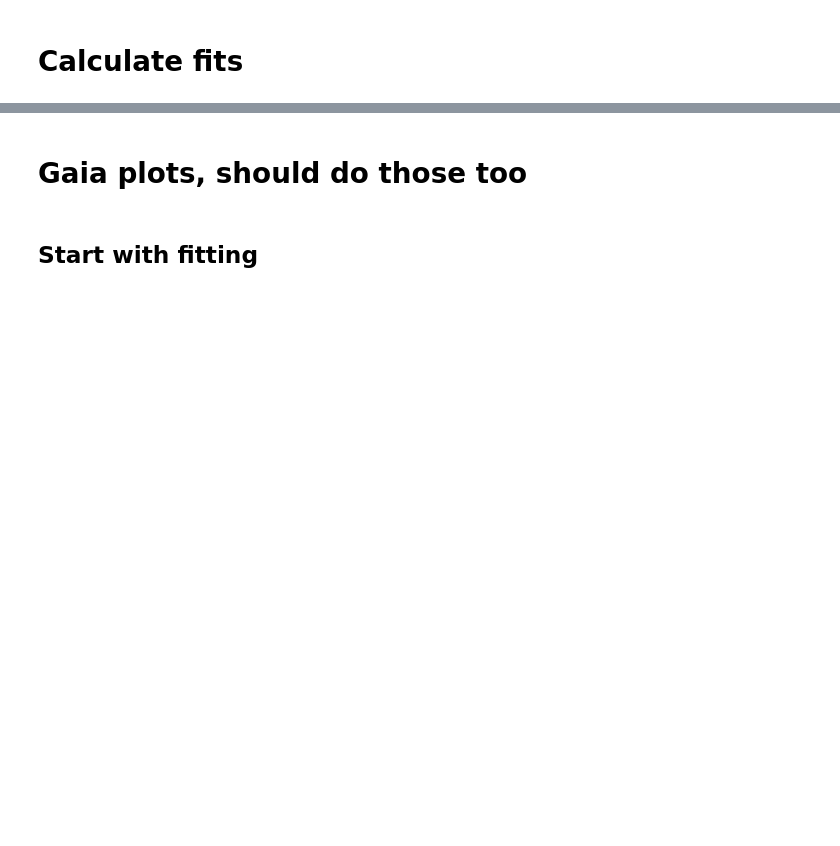
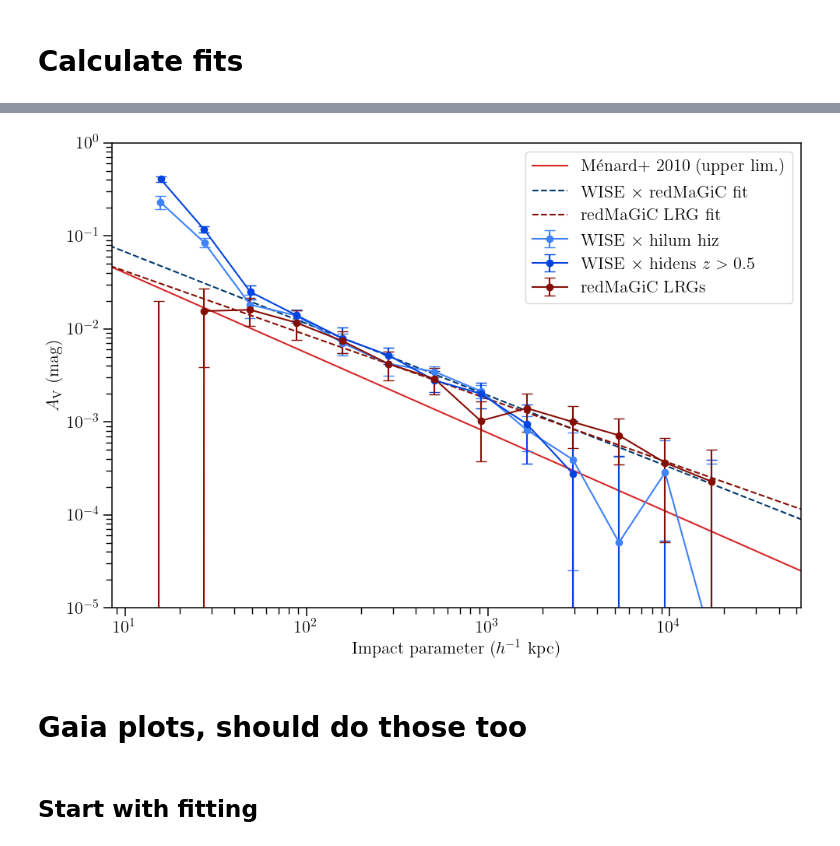
Before and after one commit to mcclearyj/dusthalos, a Jupyter notebook: writeup/csfd_dust_plots.ipynb, the cells around one changed output, grey strips where cells are left out. Cells and saved outputs as stored; diff of their text form; code cells hidden in the pictures; blank space fills up the shorter version.

```diff
--- a/writeup/csfd_dust_plots.ipynb
+++ b/writeup/csfd_dust_plots.ipynb
@@ -427,0 +509,7 @@ print(f"Fit: {np.exp(res_hidens_inner.params[0]):.2e} * (meanr)^{res_hidens_inne
+# %%
+res_stacked = do_WLS_fit(
+    stacked_dk, stacked_dust_col,
+    name='stacked redMaGiC', start=4, end=16, log=True
+)
+print(res_stacked.params)
+print(f"Fit: {np.exp(res_stacked.params[0]):.2e} * (meanr)^{res_stacked.params[1]:.2f}")
@@ -428,7 +534,10 @@ print(f"Fit: {np.exp(res_hidens_inner.params[0]):.2e} * (meanr)^{res_hidens_inne
 # %%
 res_lrg = do_WLS_fit(
     dk_lrg_usebins_csfd, dust_lrg_usebins_csfd,
-    name='redmagic LRG', start=5, log=True
+    name='redmagic LRG', start=2, log=True
 )
 print(res_lrg.params)
+
+print("")
+
 print(f"Fit: {np.exp(res_lrg.params[0]):.2e} * (meanr)^{res_lrg.params[1]:.2f}")
@@ -468,0 +694,77 @@ print(f"intercept stderr: {linregress_hidens.intercept_stderr:.2e}")
+# %%
+# Set z_theory and z_foreground levels
+z_fg = 0.144
+z_fg2 = 0.35 # Filtered WISExSCOS
+fg_gal_kpc = cosmo.kpc_proper_per_arcmin(z_fg)
+fg_gal_kpc2 = cosmo.kpc_proper_per_arcmin(z_fg)
+
+# Converts us from arcminutes to h^-1 kpc
+# Menard relationship was in terms of h
+scl = fg_gal_kpc.value * cosmo.h
+scl2 = fg_gal_kpc2.value * cosmo.h
+
+##
+## Also plot fits
+##
+a = res_stacked.params[1]; A = np.exp(a) # Power
+b = res_stacked.params[0]; B = np.exp(b) # Coefficient
+fit_redmagic = B * (theory_r_arcmin**a)
+
+a = res_lrg.params[1]; A = np.exp(a) # Power
+b = res_lrg.params[0]; B = np.exp(b) # Coefficient
+fit_lrg = B * (theory_r_arcmin**a)
+
+print(f"  Const: {res_stacked.params[0]:.3e} +/- {res_stacked.bse[0]:.3e}")
+print(f"  Slope: {res_stacked.params[1]:.3e} +/- {res_stacked.bse[1]:.3e}")
+
+
+fig, ax = plt.subplots(figsize=(10, 7), tight_layout=True)
+
+ax.plot(theory_r, av, color='tab:red',
+        label=r'M\'{e}nard+ 2010 (upper lim.)')
+# What it says
+
+ax.errorbar(
+    dk_hiz_newrand_csfd['meanr']*scl, dust_hiz_newrand_csfd,
+    yerr=dk_hiz_newrand_csfd['sigma'], fmt='-o', capsize=5,
+    color='xkcd:dodger blue', label=r'WISE $\times$ hilum hiz'
+)
+
+ax.errorbar(
+    dk_hidens_newrand_csfd['meanr']*scl, dust_hidens_newrand_csfd,
+    yerr=dk_hidens_newrand_csfd['sigma'], fmt='-o', capsize=5,
+    color='xkcd:blue', label=r'WISE $\times$ hidens $z>0.5$'
+)
+
+ax.plot(
+    theory_r_arcmin*scl, fit_redmagic,
+    linestyle='--', color='xkcd:marine blue',
+    label=r'WISE $\times$ redMaGiC fit'
+)
+
+ax.errorbar(
+    dk_lrg_usebins_csfd['meanr']*scl2, dust_lrg_usebins_csfd,
+    yerr=dk_lrg_usebins_csfd['sigma'], fmt='-o', capsize=5,
+    color='xkcd:indian red', label=r'redMaGiC LRGs'
+)
+
+ax.plot(
+    theory_r_arcmin*scl, fit_lrg,
+    linestyle='--', color='xkcd:indian red',
+    label=r'redMaGiC LRG fit'
+)
+
+
+ax.set_xscale('log')
+ax.set_yscale('log')
+ax.set_xlim(0.08*scl, 500*scl)
+ax.set_ylim(1E-5, 1)
+ax.set_xlabel(r'Impact parameter ($h^{-1}$ kpc)', fontsize=16)
+ax.set_ylabel(r'$A_{\rm V}$ (mag)', fontsize=16)
+#ax.set_title(r'', fontsize=16)
+ax.legend(fontsize=16)
+
+figname = 'dustcorrel_redmagic_csfd_newrand_withfits.png'
+fig.savefig(f"/Users/j.mccleary/Research/dusty_halos/dusthalos_emh/output/{figname}" )
+fig.savefig(f"/Users/j.mccleary/Research/dusty_halos/dusthalos_emh/writeup/figures_update2/{figname}" )
+# %% [output]
@@ -469,3 +773,4 @@ print(f"intercept stderr: {linregress_hidens.intercept_stderr:.2e}")
+[figure, added]
 # %% [markdown]
 # Gaia plots, should do those too
 # %%
```
Also changed, not shown: parts of 37 cells of this notebook, 2 other files.
